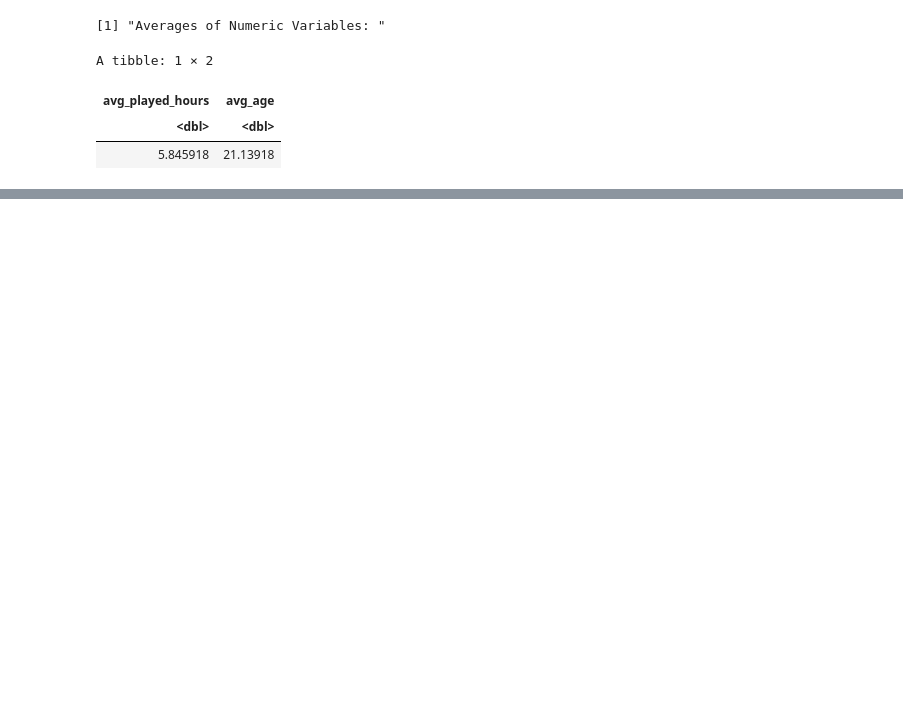
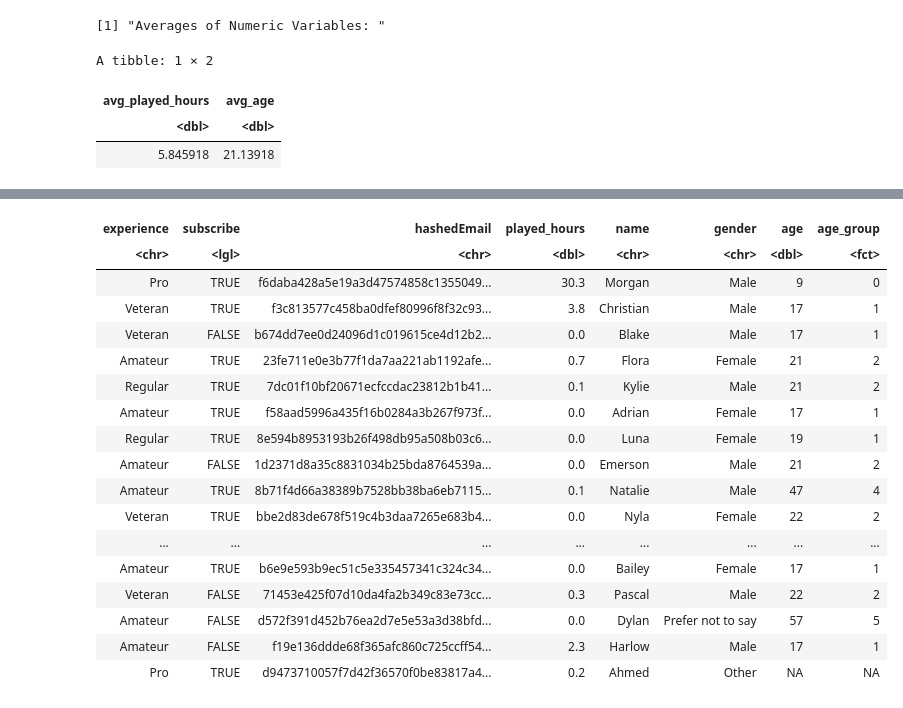
Before and after one commit to fulmidae/dsci100-project-individual, a Jupyter notebook: project.ipynb, the cells around one changed output, grey strips where cells are left out. Saved outputs shown, nothing was run; the diff lists cells and outputs as text; code cells hidden in the pictures; blank space fills up the shorter version.

Commit message:
Added visualizations
Did some further modifications with the data frames, and made a scatterplot and a bar graph for visualization.

```diff
--- a/project.ipynb
+++ b/project.ipynb
@@ -244,8 +246,75 @@ From the graphs below, we can also conclude:
 # %%
 # Exploratory graphs
 
-# Scatterplot, plotting our two explanatory variables and
+options(repr.plot.length = 8, repr.plot.width = 12)
+
+# Scatterplot, plotting our two explanatory variables on the x and y axis. Colour represents subscription status of the particular person.
 scatterplot <- players_tidy |>
-    ggplot(aes(x = age, y = played_hours)) + geom_point()
+    ggplot(aes(x = age, y = played_hours, color = subscribe), na.rm = TRUE) +
+    geom_point() +
+    labs(x = 'Age of Player (yrs)', y = 'Hours Played', color = 'Subscribed to newsletter?', title = 'Player Age versus Hours Playtime') +
+    scale_y_log10() +
+    theme(text = element_text(size = 18))
 
 scatterplot
+
+players_age_group <- players_tidy |>
+    # Classifies players into different age groups, which is the first digit of their age. (Those between 0 and 9 are assigned 0)
+    mutate(age_group = as_factor((age - age %% 10) / 10))
+
+players_age_group
+
+true_subscribers <- players_age_group |>
+    filter(subscribe == TRUE)
+
+false_subscribers <- players_age_group |>
+    filter(subscribe == FALSE)
+
+# true_subscribers
+
+# false_subscribers
+
+true_subscriber_count <- true_subscribers |>
+    group_by(age_group) |>
+    summarize(true = n())
+
+true_subscriber_count
+
+false_subscriber_count <- false_subscribers |>
+    group_by(age_group) |>
+    summarize(false = n())
+
+false_subscriber_count
+
+subscriber_count <- true_subscriber_count |>
+    full_join(false_subscriber_count)
+
+subscriber_count
+
+# Okay, I can't figure out how to do this, but I'd like to somehow combine those two graphs together into one of them,
+# which would be a much better representation of the proportion of players who are subscribed versus not subscribed.
+
+# THANK YOU ANONYMOUS PERSON ON PIAZZA ILY
+
+# I need to use pivot_longer for this dataset to be compatible with my visualization.
+
+subscriber_long <- subscriber_count |>
+    pivot_longer(
+        cols = true:false,
+        names_to = 'is_subscribed',
+        values_to = 'count',
+    ) |>
+    mutate(is_subscribed = as_factor(is_subscribed))
+
+subscriber_long
+
+options(repr.plot.length = 6, repr.plot.width = 10)
+
+subscriber_viz <- subscriber_long |>
+    ggplot(aes(x = age_group, y = count, fill = is_subscribed)) +
+    geom_bar(stat = 'identity', position = 'dodge') +
+    labs(x = 'Age Group (by decade)', y = 'Number of Players', fill = 'Subscribed to Newsletter?', title = 'Distribution of Player Age') +
+    theme(text = element_text(size = 18))
+
+subscriber_viz
+# %% [output]
@@ -251,0 +327,18 @@ scatterplot
+| experience | subscribe | hashedEmail | played_hours | name | gender | age | age_group |
+| <chr> | <lgl> | <chr> | <dbl> | <chr> | <chr> | <dbl> | <fct> |
+| Pro | TRUE | f6daba428a5e19a3d47574858c1355049... | 30.3 | Morgan | Male | 9 | 0 |
+| Veteran | TRUE | f3c813577c458ba0dfef80996f8f32c93... | 3.8 | Christian | Male | 17 | 1 |
+| Veteran | FALSE | b674dd7ee0d24096d1c019615ce4d12b2... | 0.0 | Blake | Male | 17 | 1 |
+| Amateur | TRUE | 23fe711e0e3b77f1da7aa221ab1192afe... | 0.7 | Flora | Female | 21 | 2 |
+| Regular | TRUE | 7dc01f10bf20671ecfccdac23812b1b41... | 0.1 | Kylie | Male | 21 | 2 |
+| Amateur | TRUE | f58aad5996a435f16b0284a3b267f973f... | 0.0 | Adrian | Female | 17 | 1 |
+| Regular | TRUE | 8e594b8953193b26f498db95a508b03c6... | 0.0 | Luna | Female | 19 | 1 |
+| Amateur | FALSE | 1d2371d8a35c8831034b25bda8764539a... | 0.0 | Emerson | Male | 21 | 2 |
+| Amateur | TRUE | 8b71f4d66a38389b7528bb38ba6eb7115... | 0.1 | Natalie | Male | 47 | 4 |
+| Veteran | TRUE | bbe2d83de678f519c4b3daa7265e683b4... | 0.0 | Nyla | Female | 22 | 2 |
+| ... | ... | ... | ... | ... | ... | ... | ... |
+| Amateur | TRUE | b6e9e593b9ec51c5e335457341c324c34... | 0.0 | Bailey | Female | 17 | 1 |
+| Veteran | FALSE | 71453e425f07d10da4fa2b349c83e73cc... | 0.3 | Pascal | Male | 22 | 2 |
+| Amateur | FALSE | d572f391d452b76ea2d7e5e53a3d38bfd... | 0.0 | Dylan | Prefer not to say | 57 | 5 |
+| Amateur | FALSE | f19e136ddde68f365afc860c725ccff54... | 2.3 | Harlow | Male | 17 | 1 |
+| Pro | TRUE | d9473710057f7d42f36570f0be83817a4... | 0.2 | Ahmed | Other | NA | NA |
```
Also changed, not shown: parts of 5 cells of this notebook.
